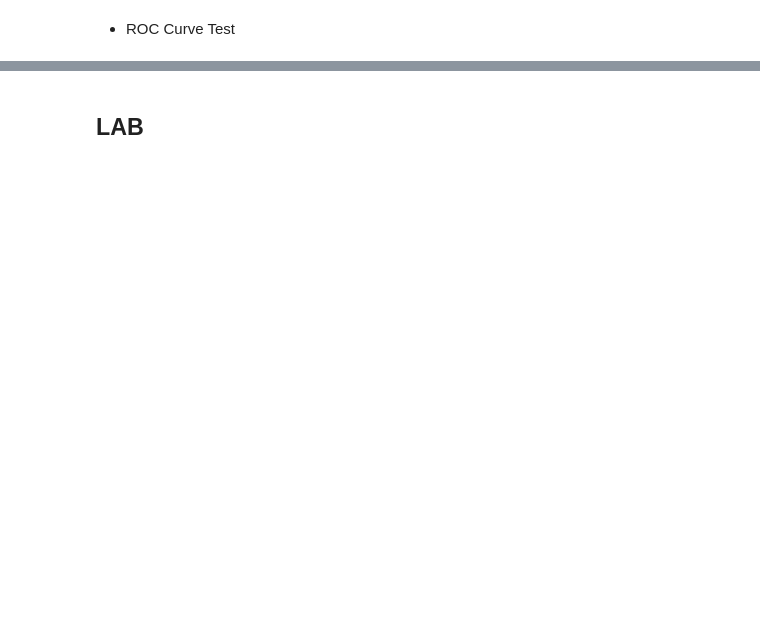
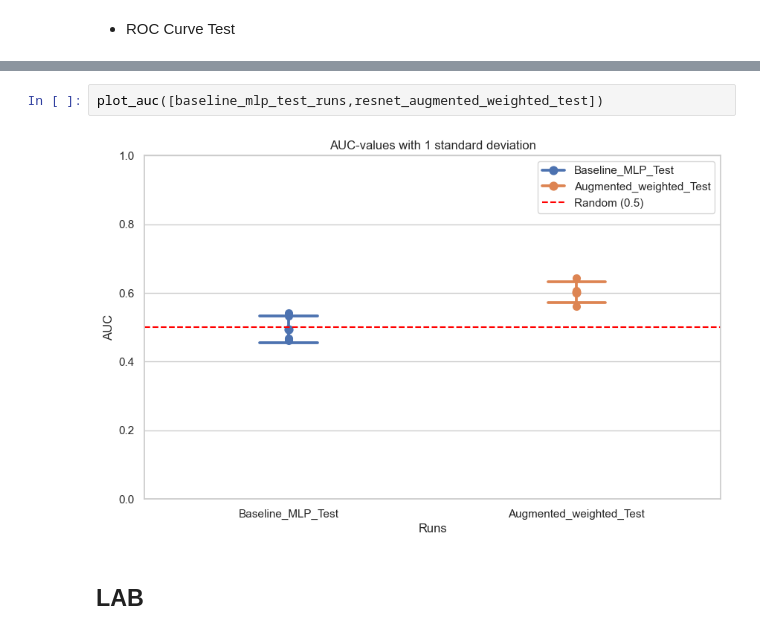
Before and after one commit to tmandelz/classification-prolactinoma, a Jupyter notebook: modelling/visualize_results.ipynb, the cells around one changed output, grey strips where cells are left out. Cells and saved outputs as stored; diff of their text form; blank space fills up the shorter version.

```diff
--- a/modelling/visualize_results.ipynb
+++ b/modelling/visualize_results.ipynb
@@ -95,2 +115,6 @@ plot_auc([baseline_resnet,resnet_weighted,resnet_augmented_weighted,resnet_augme
+# %%
+plot_auc([baseline_mlp_test_runs,resnet_augmented_weighted_test])
+# %% [output]
+[figure, added]
 # %% [markdown]
 ## LAB
```
Also changed, not shown: parts of 6 cells of this notebook, 2 other files.
